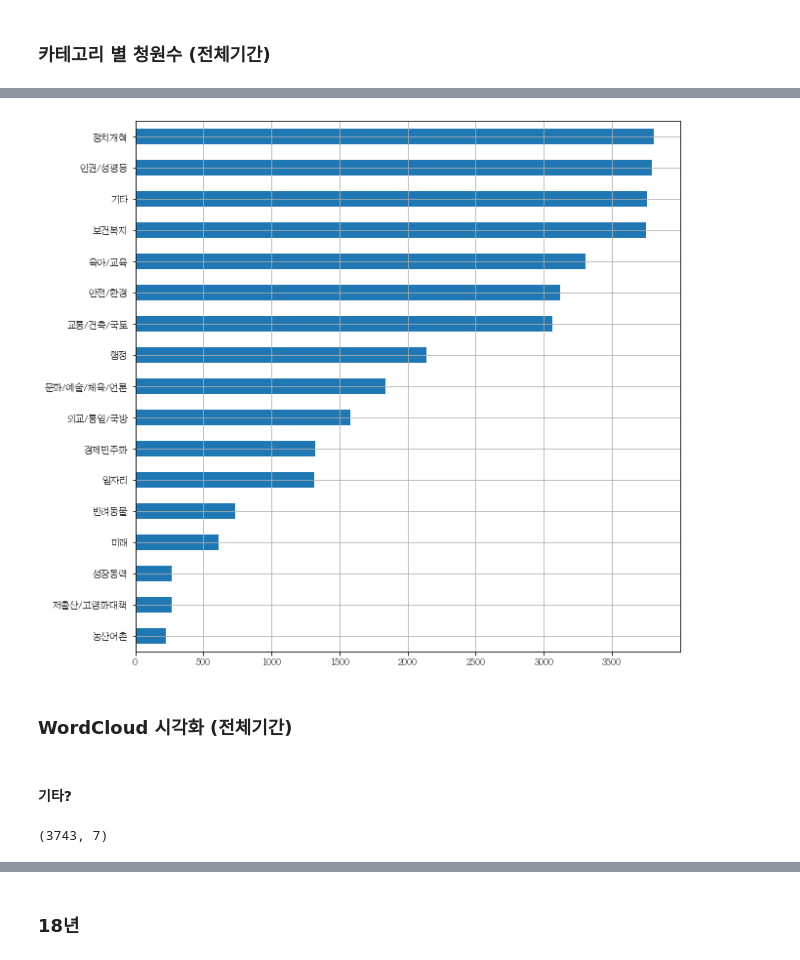
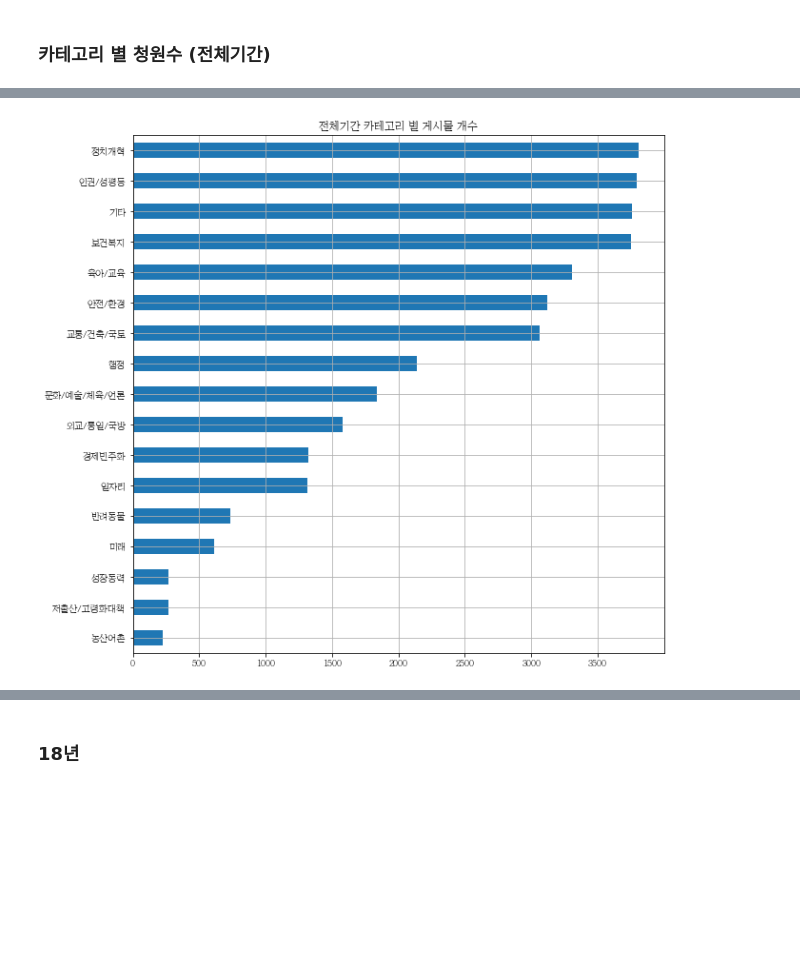
Before and after one commit to gayoooon1/blue-house-national-petition-analysis, a Jupyter notebook: petition-analysis-visualization.ipynb, the cells around one changed output, grey strips where cells are left out. Saved outputs shown, nothing was run; the diff lists cells and outputs as text; code cells hidden in the pictures; blank space fills up the shorter version.

```diff
--- a/petition-analysis-visualization.ipynb
+++ b/petition-analysis-visualization.ipynb
@@ -149,8 +133,7 @@ Name: category, dtype: float64
 34904
 # %%
 petition_ctgry.sort_values().plot(kind='barh', grid=True, figsize=(10,10))
+plt.title('전체기간 카테고리 별 게시물 개수')
 plt.show()
 # %% [output]
-[figure, old version]
+[figure, new version]
-# %% [markdown]
-### WordCloud 시각화 (전체기간)
@@ -192,7 +139,0 @@ def draw_category(category):
-# %% [markdown]
-#### 기타?
-# %%
-others = df[df['category'] == '기타']
-others.shape
-# %% [output]
-(3743, 7)
```
Also changed, not shown: parts of 64 cells of this notebook, 1 other file.
